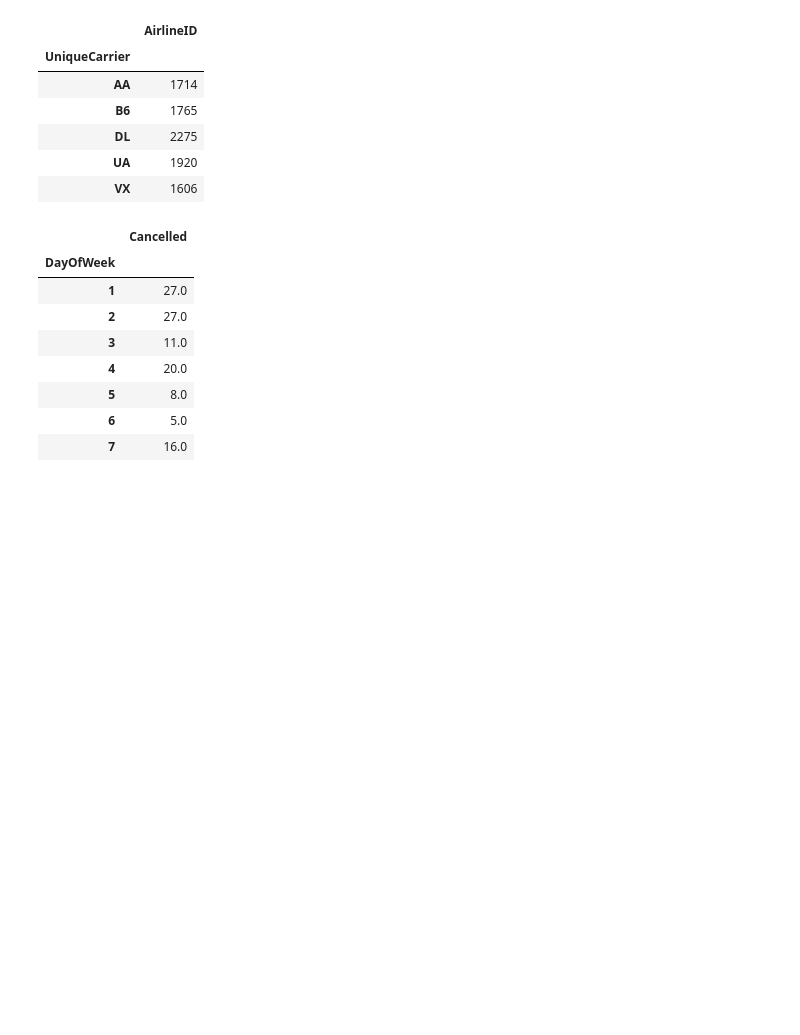
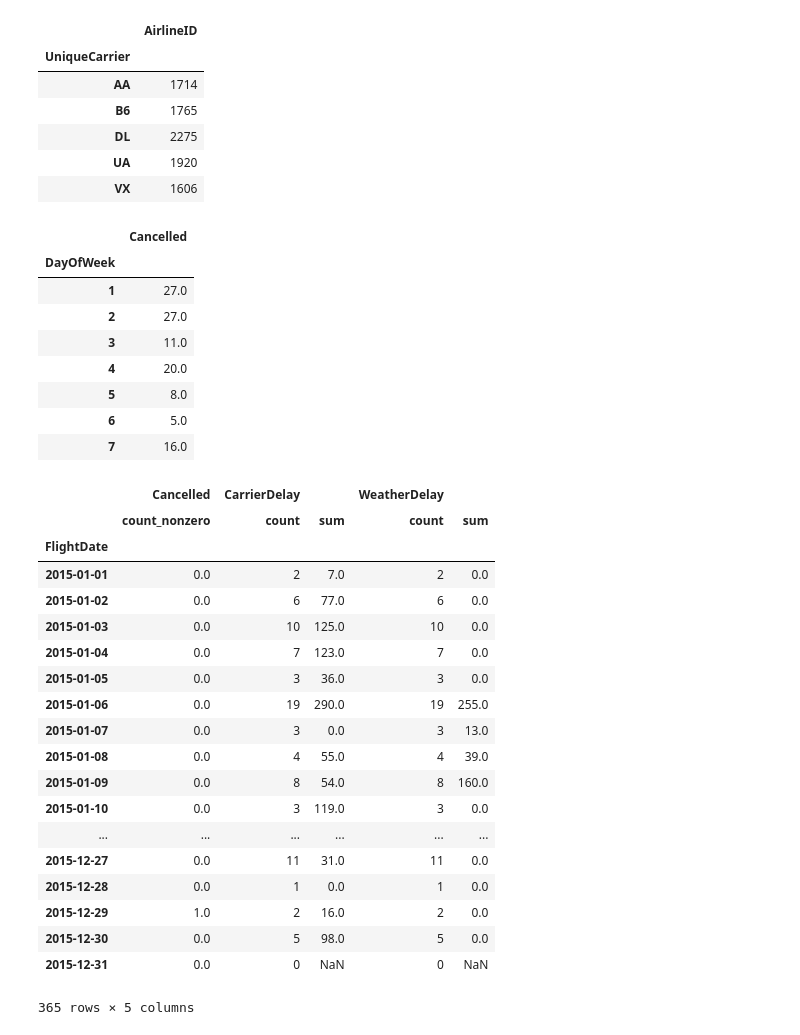
Before and after one commit to jz314/FlightAnalysisCapstoneTDI, a Jupyter notebook: Flight_Level_Analysis.ipynb, the cells around one changed output. Saved outputs shown, nothing was run; the diff lists cells and outputs as text; code cells hidden in the pictures; blank space fills up the shorter version.

```diff
--- a/Flight_Level_Analysis.ipynb
+++ b/Flight_Level_Analysis.ipynb
@@ -71,3 +70,31 @@ CancellationbyDayOfWeek=JFK_SFO_stats.groupby(['DayOfWeek']).aggregate({'Cancell
 | 5 | 8.0 |
 | 6 | 5.0 |
 | 7 | 16.0 |
+# %%
+def grt0(x):
+    return 1 if x > 0 else 0
+
+
+DelaybyDayOfYear=JFK_SFO_stats.groupby(['FlightDate']).aggregate({'Cancelled':np.count_nonzero,'CarrierDelay':['count',np.sum],'WeatherDelay':['count',np.sum]})
+DelaybyDayOfYear
+# %% [output]
+|  | Cancelled | CarrierDelay |  | WeatherDelay |  |
+|  | count_nonzero | count | sum | count | sum |
+| FlightDate |  |  |  |  |  |
+| 2015-01-01 | 0.0 | 2 | 7.0 | 2 | 0.0 |
+| 2015-01-02 | 0.0 | 6 | 77.0 | 6 | 0.0 |
+| 2015-01-03 | 0.0 | 10 | 125.0 | 10 | 0.0 |
+| 2015-01-04 | 0.0 | 7 | 123.0 | 7 | 0.0 |
+| 2015-01-05 | 0.0 | 3 | 36.0 | 3 | 0.0 |
+| 2015-01-06 | 0.0 | 19 | 290.0 | 19 | 255.0 |
+| 2015-01-07 | 0.0 | 3 | 0.0 | 3 | 13.0 |
+| 2015-01-08 | 0.0 | 4 | 55.0 | 4 | 39.0 |
+| 2015-01-09 | 0.0 | 8 | 54.0 | 8 | 160.0 |
+| 2015-01-10 | 0.0 | 3 | 119.0 | 3 | 0.0 |
+| ... | ... | ... | ... | ... | ... |
+| 2015-12-27 | 0.0 | 11 | 31.0 | 11 | 0.0 |
+| 2015-12-28 | 0.0 | 1 | 0.0 | 1 | 0.0 |
+| 2015-12-29 | 1.0 | 2 | 16.0 | 2 | 0.0 |
+| 2015-12-30 | 0.0 | 5 | 98.0 | 5 | 0.0 |
+| 2015-12-31 | 0.0 | 0 | NaN | 0 | NaN |
+365 rows × 5 columns
```
Also changed, not shown: parts of 6 cells of this notebook.
